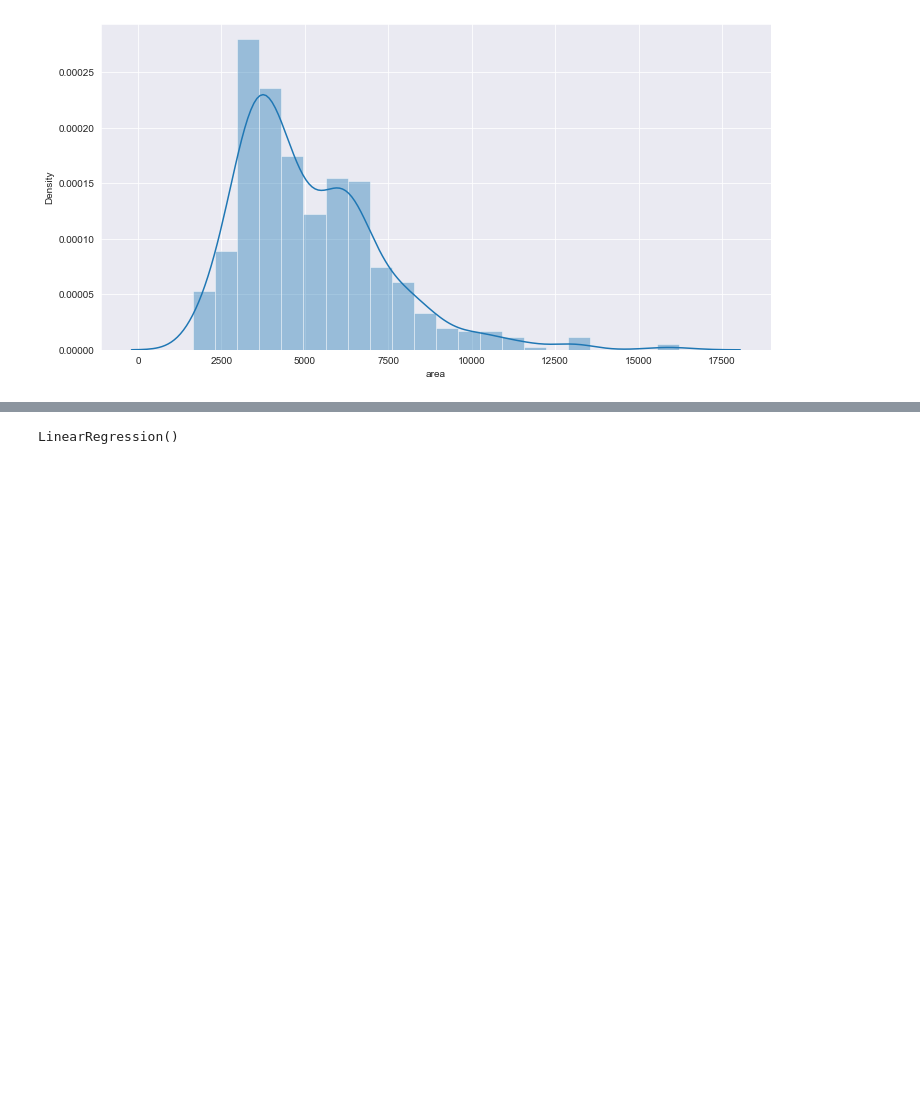
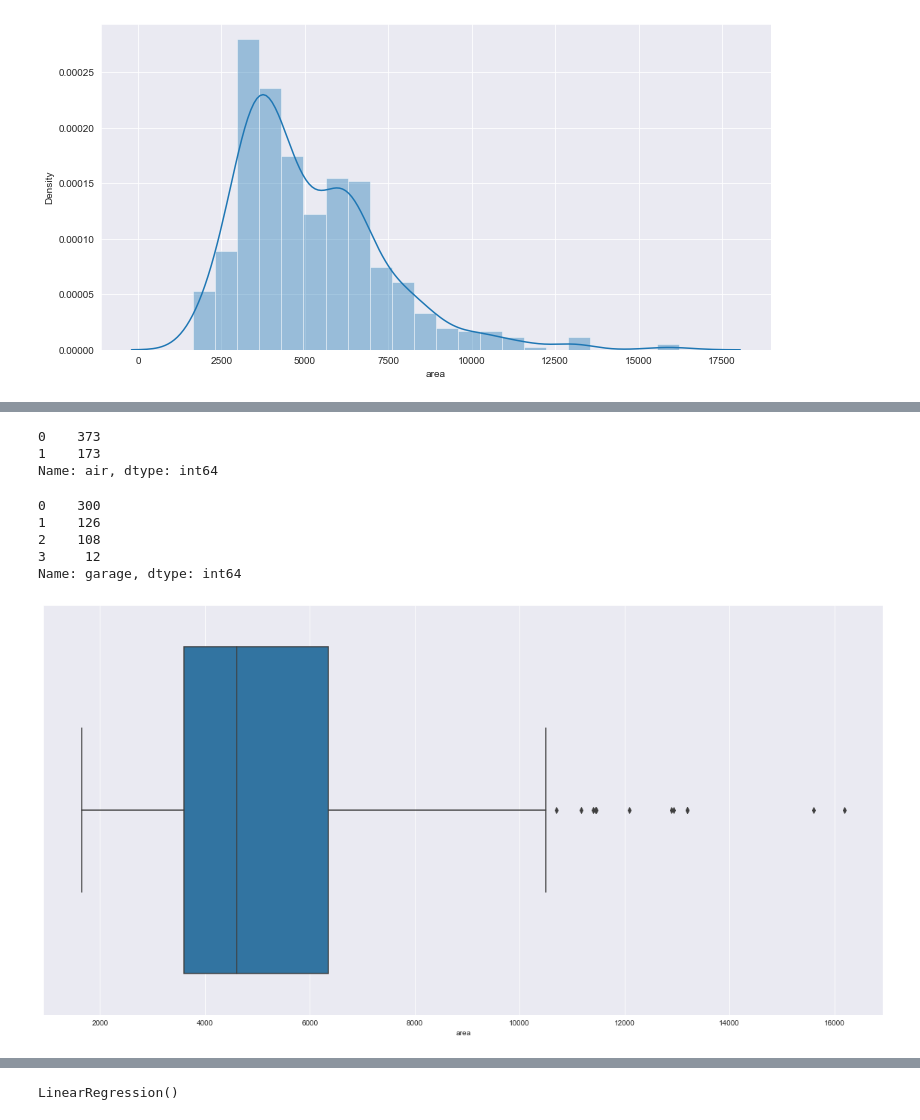
Before and after one commit to gumberankush/AI-DataScience-Course, a Jupyter notebook: ML/Linear Regression.ipynb, the cells around one changed output, grey strips where cells are left out. Drawn from its saved outputs; the diff is of its cells as text; code cells hidden in the pictures; blank space fills up the shorter version.

```diff
--- a/ML/Linear Regression.ipynb
+++ b/ML/Linear Regression.ipynb
@@ -79,0 +129,21 @@ plt.show()
+# %%
+house['air'].value_counts()
+# %% [output]
+0    373
+1    173
+Name: air, dtype: int64
+# %%
+house['garage'].value_counts()
+# %% [output]
+0    300
+1    126
+2    108
+3     12
+Name: garage, dtype: int64
+# %%
+# Checking outliers
+fig = plt.figure(figsize=(20,10))
+sns.boxplot(house['area'])
+plt.show()
+# %% [output]
+[figure, added]
```
Also changed, not shown: parts of 16 cells of this notebook.
